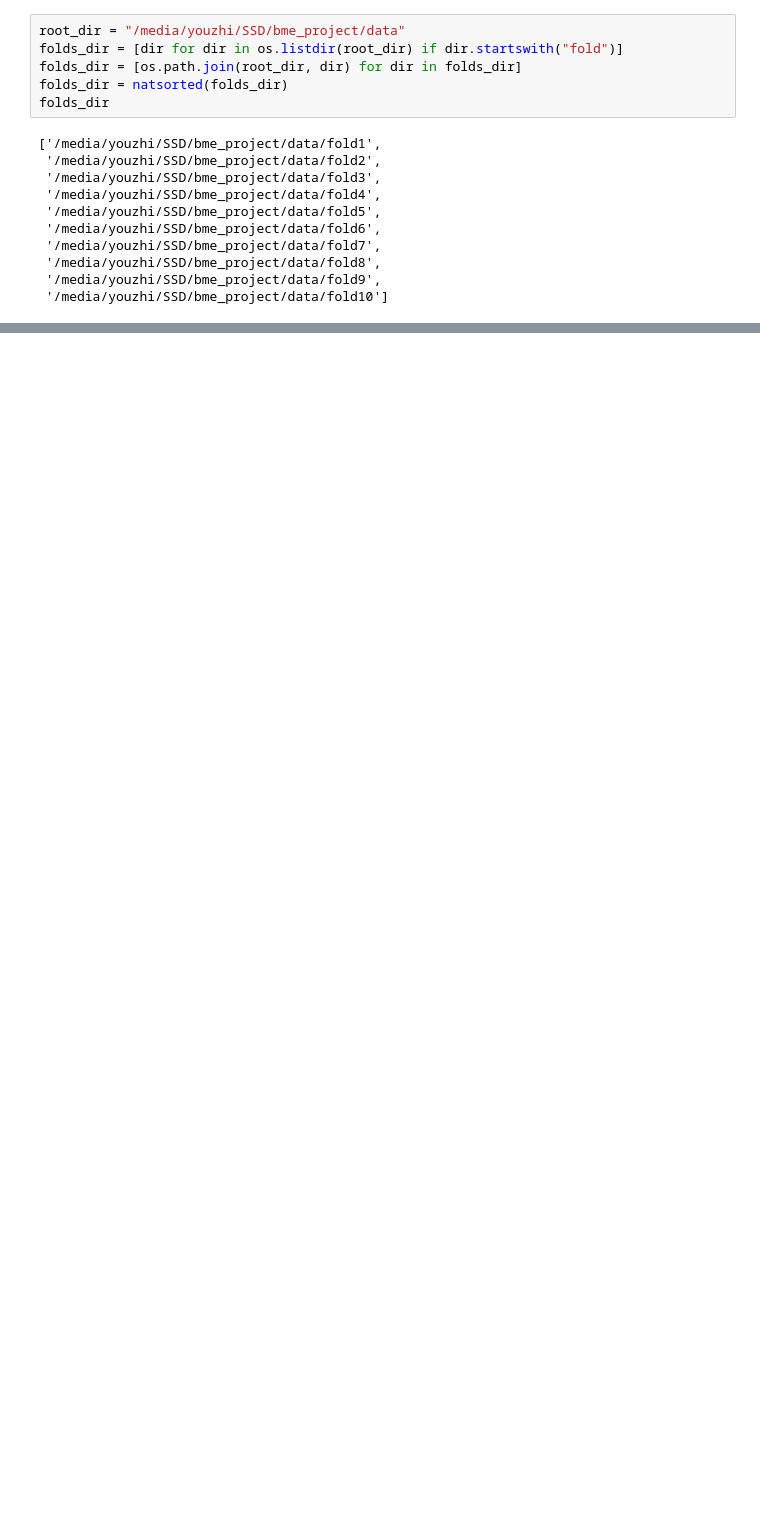
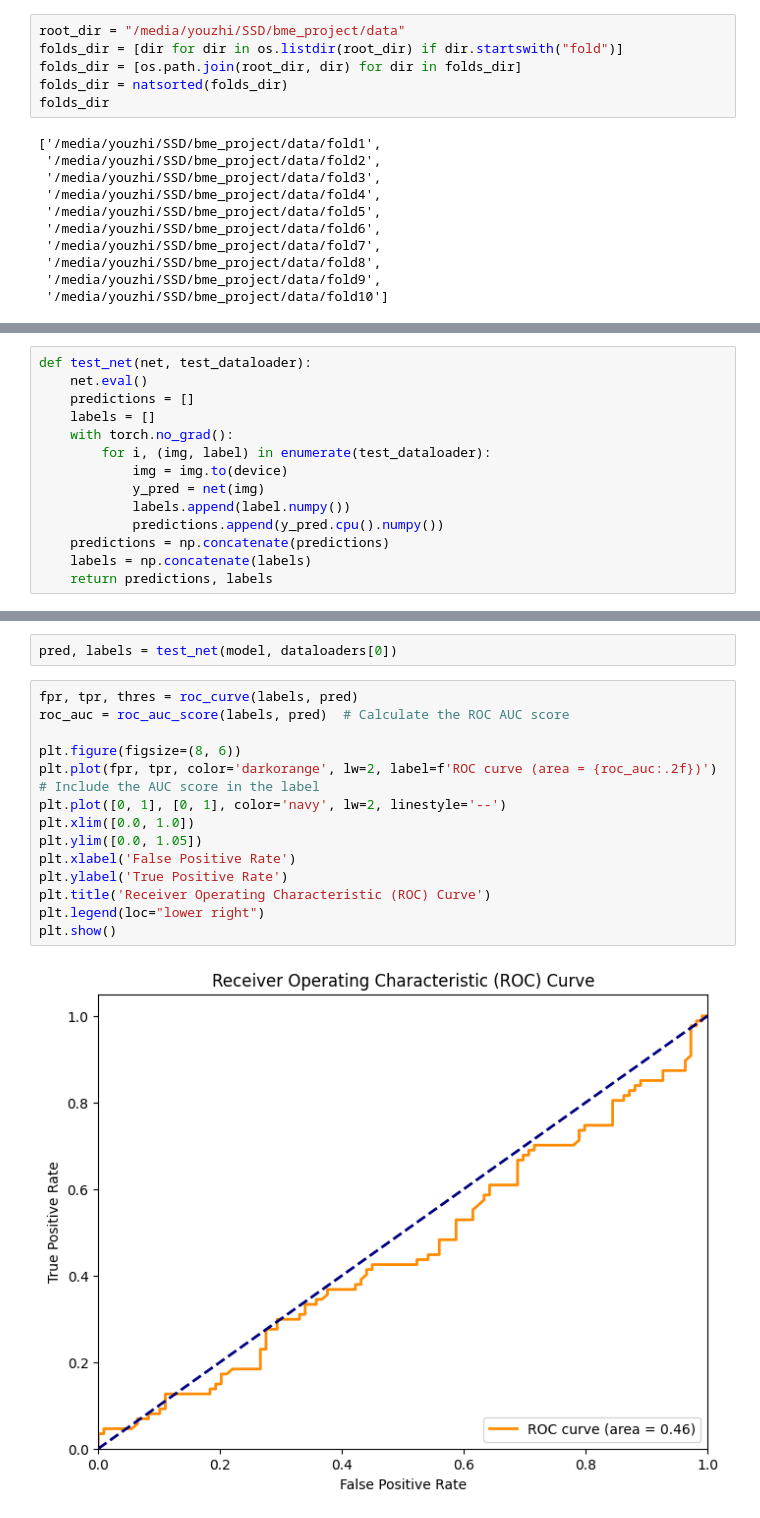
Before and after one commit to youzhiw/SCZ_classfication, a Jupyter notebook: transformer.ipynb, the cells around one changed output, grey strips where cells are left out. Drawn from its saved outputs; the diff is of its cells as text; blank space fills up the shorter version.

```diff
--- a/transformer.ipynb
+++ b/transformer.ipynb
@@ -187,4 +222,18 @@ def train_net(net, epochs, train_dataloader, valid_loader, optimizer, loss_funct
         ret_valid_loss.append(epoch_vloss)
 
     return ret_train_loss, ret_valid_loss
+# %%
+def test_net(net, test_dataloader):
+    net.eval()
+    predictions = []
+    labels = []
+    with torch.no_grad():
+        for i, (img, label) in enumerate(test_dataloader):
+            img = img.to(device)
+            y_pred = net(img)
+            labels.append(label.numpy())
+            predictions.append(y_pred.cpu().numpy())
+    predictions = np.concatenate(predictions)
+    labels = np.concatenate(labels)
+    return predictions, labels
 # %%
@@ -193,3 +253,21 @@ loss_function = nn.CrossEntropyLoss()
+# %%
+pred, labels = test_net(model, dataloaders[0])
+# %%
+fpr, tpr, thres = roc_curve(labels, pred)
+roc_auc = roc_auc_score(labels, pred)  # Calculate the ROC AUC score
+
+plt.figure(figsize=(8, 6))
+plt.plot(fpr, tpr, color='darkorange', lw=2, label=f'ROC curve (area = {roc_auc:.2f})')  # Include the AUC score in the label
+plt.plot([0, 1], [0, 1], color='navy', lw=2, linestyle='--')
+plt.xlim([0.0, 1.0])
+plt.ylim([0.0, 1.05])
+plt.xlabel('False Positive Rate')
+plt.ylabel('True Positive Rate')
+plt.title('Receiver Operating Characteristic (ROC) Curve')
+plt.legend(loc="lower right")
+plt.show()
+# %% [output]
+[figure, added]
 # %%
 ## check output:
 sample = next(iter(dataloaders[0]))
```
Also changed, not shown: parts of 13 cells of this notebook.
